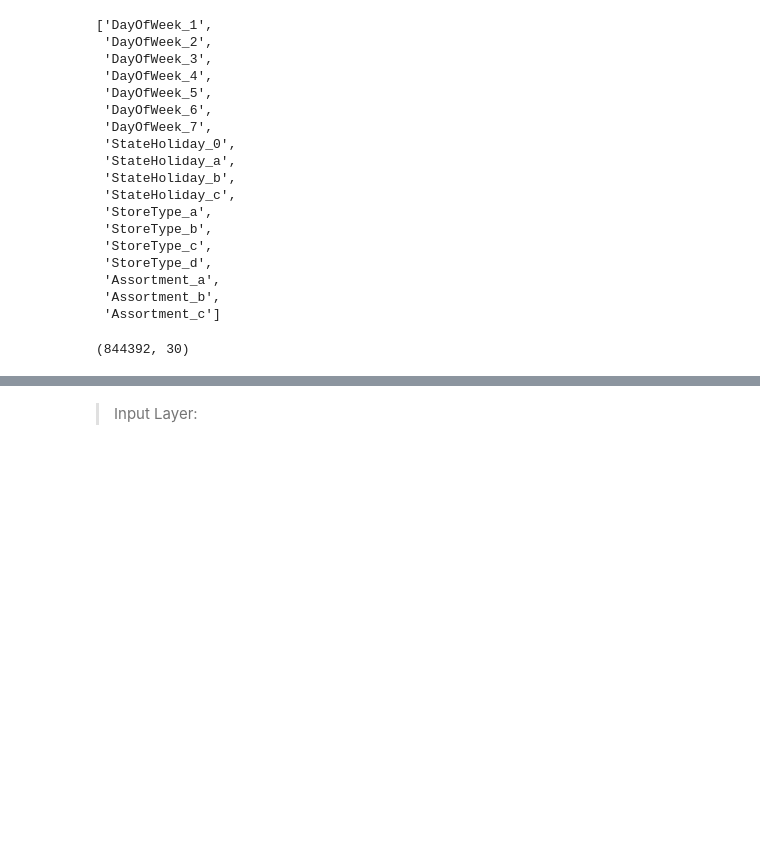
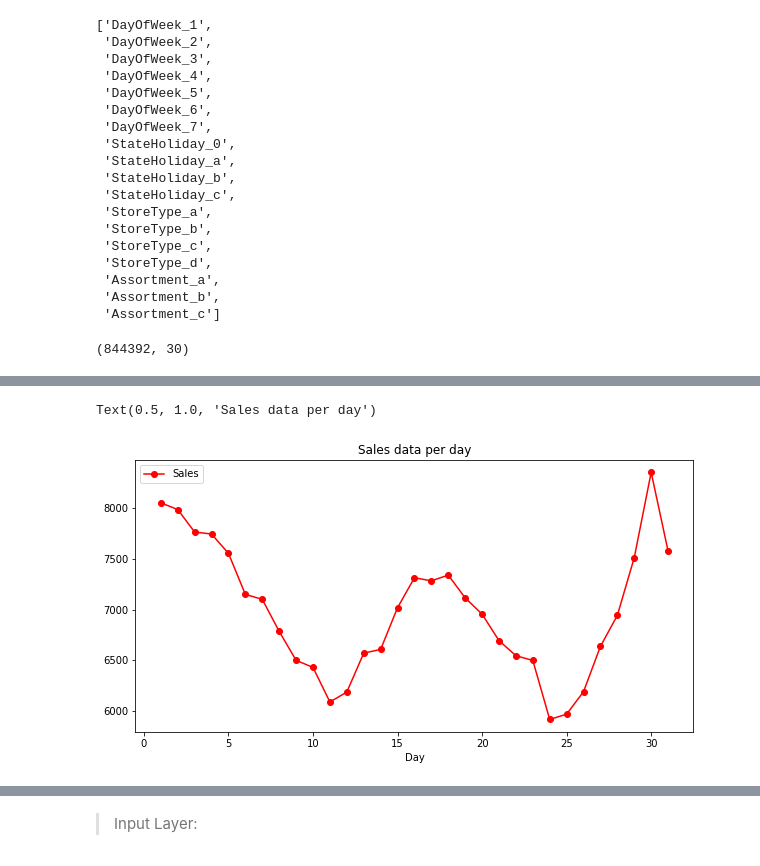
Before and after one commit to Aytijha/Rossman-store-sales-prediction, a Jupyter notebook: sales_forecasting.ipynb, the cells around one changed output, grey strips where cells are left out. Cells and saved outputs as stored; diff of their text form; code cells hidden in the pictures; blank space fills up the shorter version.

```diff
--- a/sales_forecasting.ipynb
+++ b/sales_forecasting.ipynb
@@ -376,0 +408,6 @@ X.shape
+# %%
+axis = merged_df.groupby('Day')[['Sales']].mean().plot(figsize = (10,5), marker = 'o', color = 'r')
+axis.set_title('Sales data per day')
+# %% [output]
+Text(0.5, 1.0, 'Sales data per day')
+[figure, added]
```
Also changed, not shown: parts of 15 cells of this notebook.
